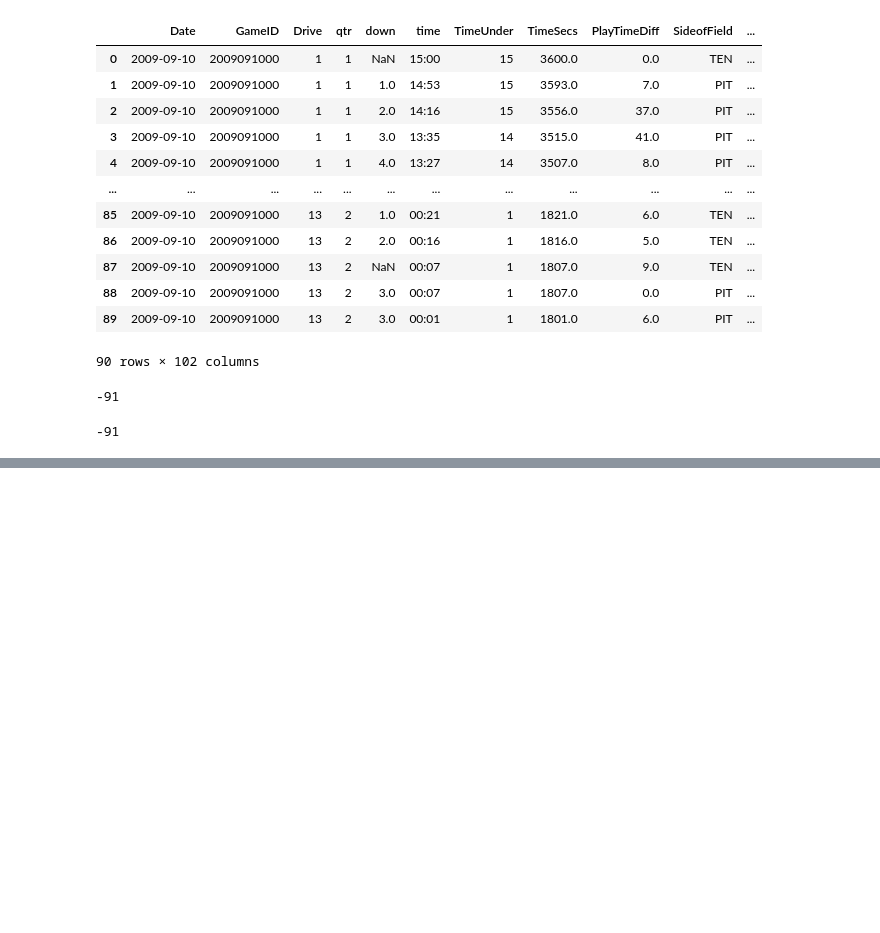
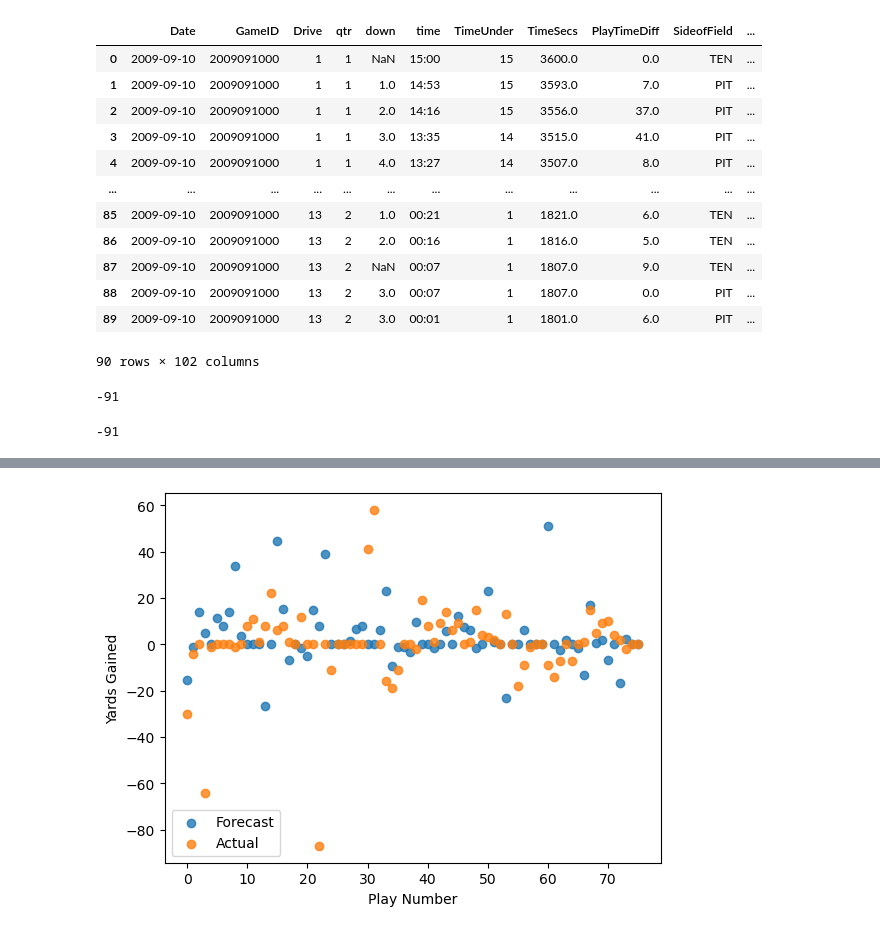
Before and after one commit to sabmel/vol3_final_project, a Jupyter notebook: Visualizations.ipynb, the cells around one changed output, grey strips where cells are left out. Drawn from its saved outputs; the diff is of its cells as text; code cells hidden in the pictures; blank space fills up the shorter version.

```diff
--- a/Visualizations.ipynb
+++ b/Visualizations.ipynb
@@ -103,0 +129,2 @@ sum(game0.data[game0.data["posteam"]==0]["Yards.Gained"]) - sum(game0.data[game0
+# %%
+bm = BasicModel.BasicModel(n_components=7)
@@ -103,0 +135,6 @@ sum(game0.data[game0.data["posteam"]==0]["Yards.Gained"]) - sum(game0.data[game0
+# %%
+bm.fit()
+bm.forecast()
+bm.plot_forecast()
+# %% [output]
+[figure, added]
```
Also changed, not shown: parts of 6 cells of this notebook, 1 other file.
